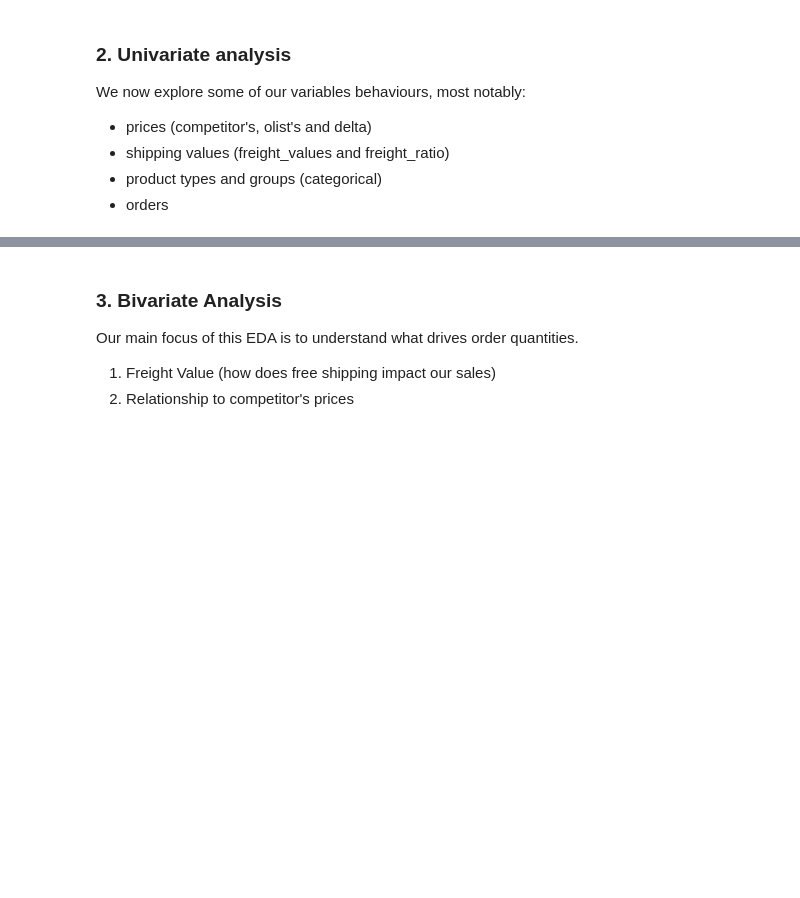
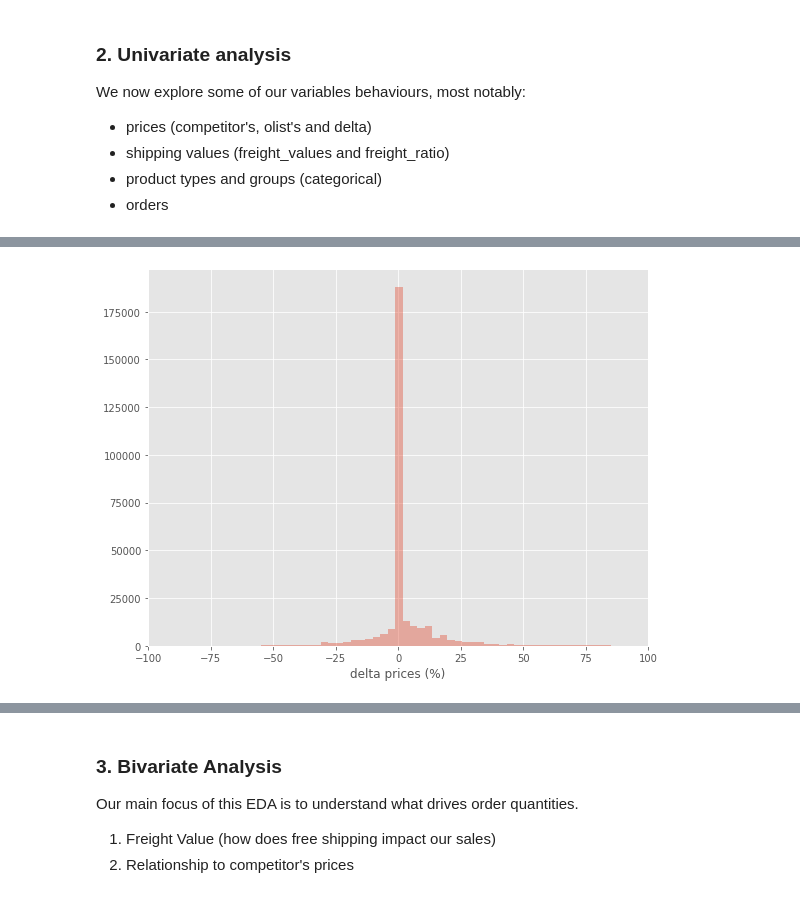
Before and after one commit to ds4a-team4/dynamic-pricing, a Jupyter notebook: EDA/EDA_timeseries.ipynb, the cells around one changed output, grey strips where cells are left out. Cells and saved outputs as stored; diff of their text form; code cells hidden in the pictures; blank space fills up the shorter version.

```diff
--- a/EDA/EDA_timeseries.ipynb
+++ b/EDA/EDA_timeseries.ipynb
@@ -200,0 +200,9 @@ plt.show()
+# %%
+fig, ax = plt.subplots(figsize=(8, 6))
+sns.distplot(df.delta_price*100, kde=False, bins=200, ax=ax)
+plt.xlabel('delta prices (%)')
+plt.xlim((-100,100))
+plt.tight_layout()
+plt.show()
+# %% [output]
+[figure, added]
```
Also changed, not shown: parts of 46 cells of this notebook.
